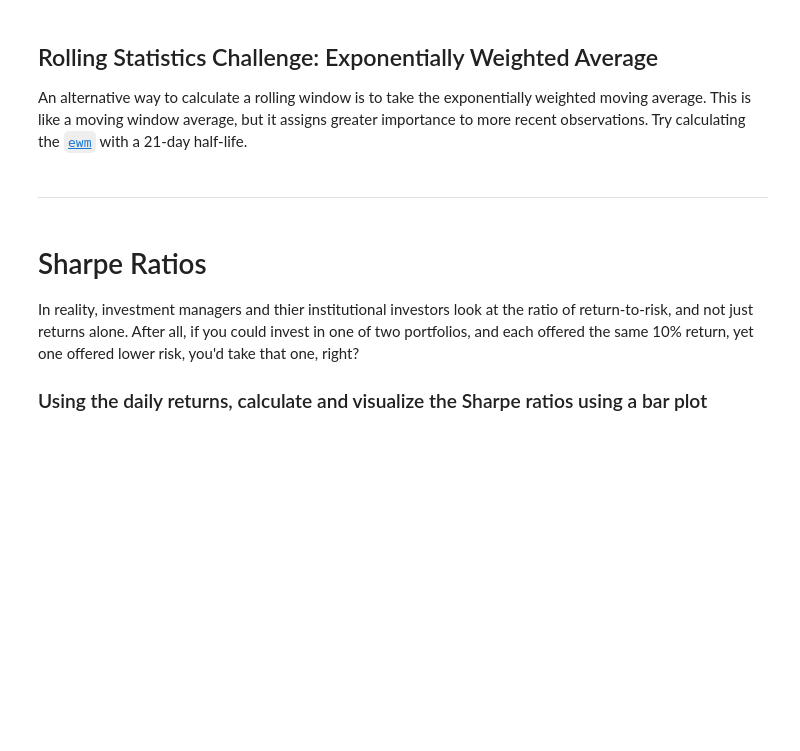
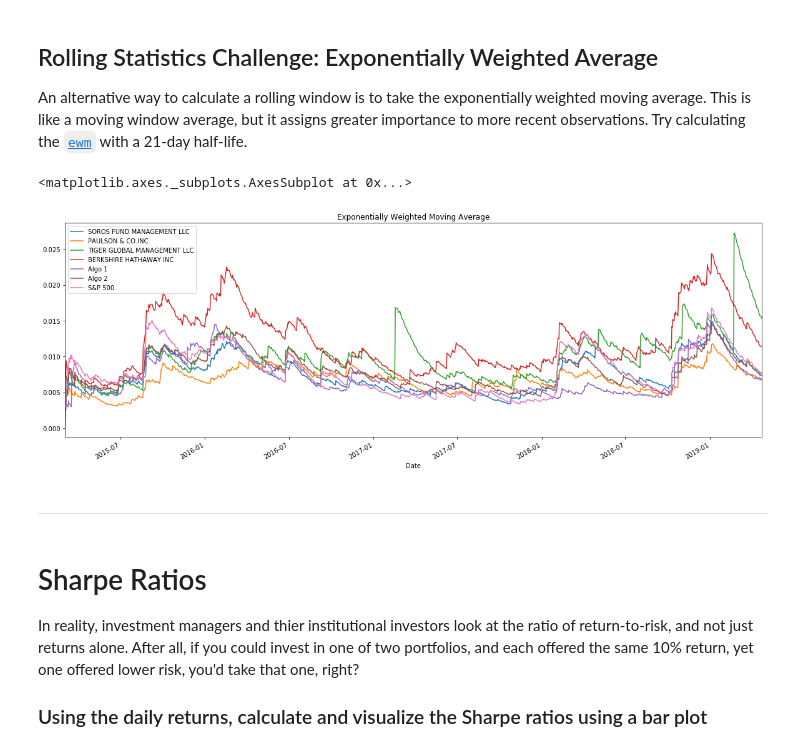
Before and after one commit to spla23/Pandas-Assignment, a Jupyter notebook: whale_analysis.ipynb, the cells around one changed output. Cells and saved outputs as stored; diff of their text form; code cells hidden in the pictures; blank space fills up the shorter version.

```diff
--- a/whale_analysis.ipynb
+++ b/whale_analysis.ipynb
@@ -397,6 +431,11 @@ Risk changes over time. Analyze the rolling statistics for Risk and Beta.
 An alternative way to calculate a rolling window is to take the exponentially weighted moving average. This is like a moving window average, but it assigns greater importance to more recent observations. Try calculating the [`ewm`](https://pandas.pydata.org/pandas-docs/stable/reference/api/pandas.DataFrame.ewm.html) with a 21-day half-life.
 # %%
 # Use `ewm` to calculate the rolling window
+combined_portfolio_EWM_21 = combined_portfolio.ewm(halflife=21).std()
+combined_portfolio_EWM_21.plot(title='Exponentially Weighted Moving Average', figsize=[20,7])
+# %% [output]
+<matplotlib.axes._subplots.AxesSubplot at 0x...>
+[figure, added]
 # %% [markdown]
 ---
 # %% [markdown]
```
Also changed, not shown: parts of 29 cells of this notebook.
